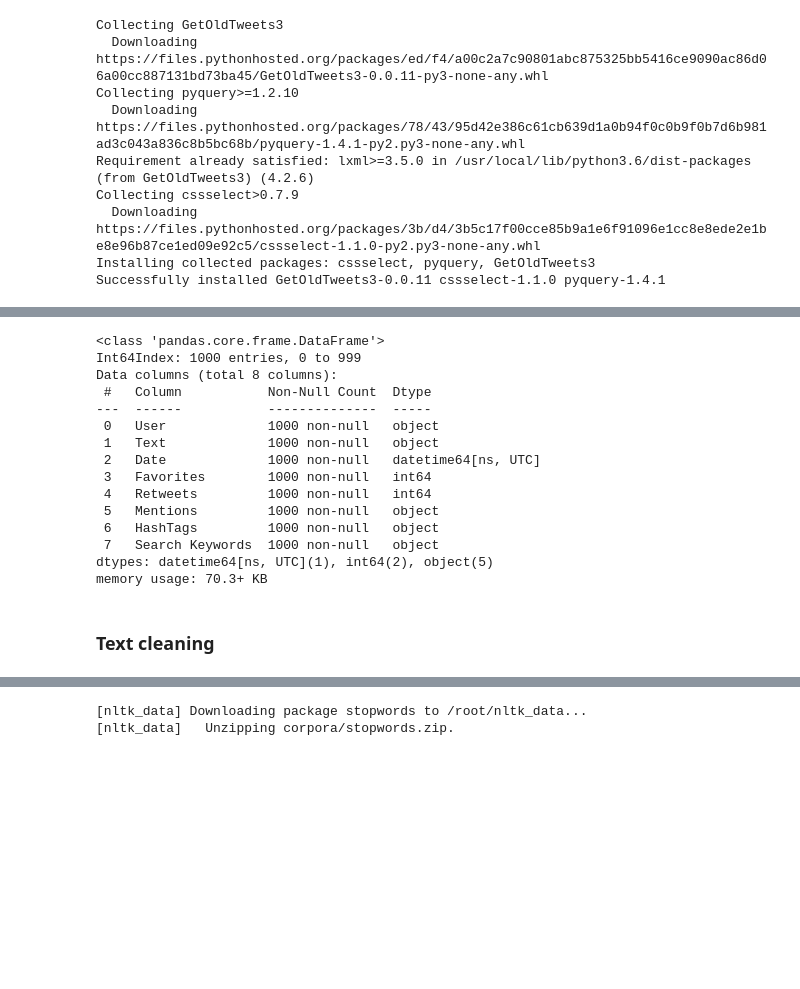
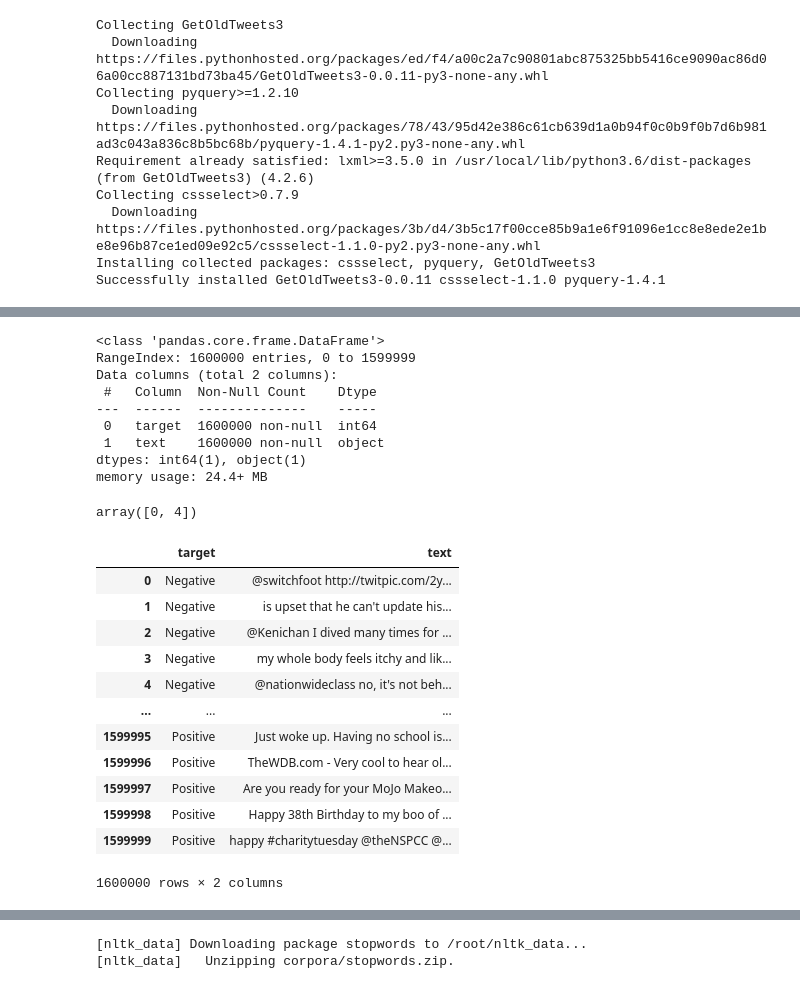
Before and after one commit to UliksSekiraqa/StockMarketAnalysis, a Jupyter notebook: Twitter_API.ipynb, the cells around one changed output, grey strips where cells are left out. Cells and saved outputs as stored; diff of their text form; code cells hidden in the pictures; blank space fills up the shorter version.

```diff
--- a/Twitter_API.ipynb
+++ b/Twitter_API.ipynb
@@ -70,18 +70,12 @@ df.size
 # %%
-df.info()
+sentiment.info()
 # %% [output]
 <class 'pandas.core.frame.DataFrame'>
-Int64Index: 1000 entries, 0 to 999
-Data columns (total 8 columns):
- #   Column           Non-Null Count  Dtype
----  ------           --------------  -----
- 0   User             1000 non-null   object
- 1   Text             1000 non-null   object
- 2   Date             1000 non-null   datetime64[ns, UTC]
- 3   Favorites        1000 non-null   int64
- 4   Retweets         1000 non-null   int64
- 5   Mentions         1000 non-null   object
- 6   HashTags         1000 non-null   object
- 7   Search Keywords  1000 non-null   object
-dtypes: datetime64[ns, UTC](1), int64(2), object(5)
-memory usage: 70.3+ KB
+RangeIndex: 1600000 entries, 0 to 1599999
+Data columns (total 2 columns):
+ #   Column  Non-Null Count    Dtype
+---  ------  --------------    -----
+ 0   target  1600000 non-null  int64
+ 1   text    1600000 non-null  object
+dtypes: int64(1), object(1)
+memory usage: 24.4+ MB
@@ -91,2 +82,27 @@ df.to_html('news_twitter_summary.html')
-# %% [markdown]
-### **Text cleaning**
+# %%
+sentiment['target'].unique()
+# %% [output]
+array([0, 4])
+# %%
+# label the sentiment: [0]: Negative, [4]: Positive
+label_to_sentiment = {0:NEGATIVE, 4:POSITIVE}
+
+def label_decoder(label):
+    return label_to_sentiment[label]
+
+sentiment['target'] = sentiment['target'].apply(lambda x: label_decoder(x))
+sentiment
+# %% [output]
+|  | target | text |
+| 0 | Negative | @switchfoot http://twitpic.com/2y... |
+| 1 | Negative | is upset that he can't update his... |
+| 2 | Negative | @Kenichan I dived many times for ... |
+| 3 | Negative | my whole body feels itchy and lik... |
+| 4 | Negative | @nationwideclass no, it's not beh... |
+| ... | ... | ... |
+| 1599995 | Positive | Just woke up. Having no school is... |
+| 1599996 | Positive | TheWDB.com - Very cool to hear ol... |
+| 1599997 | Positive | Are you ready for your MoJo Makeo... |
+| 1599998 | Positive | Happy 38th Birthday to my boo of ... |
+| 1599999 | Positive | happy #charitytuesday @theNSPCC @... |
+1600000 rows × 2 columns
```
Also changed, not shown: parts of 88 cells of this notebook.
